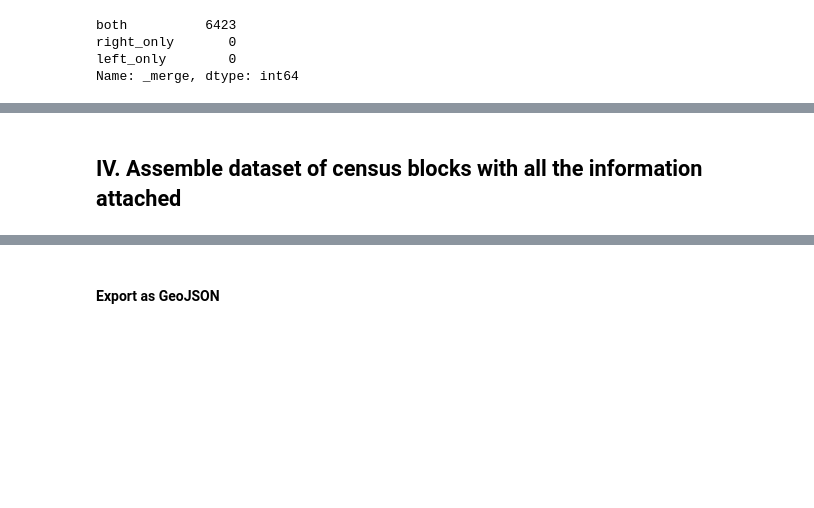
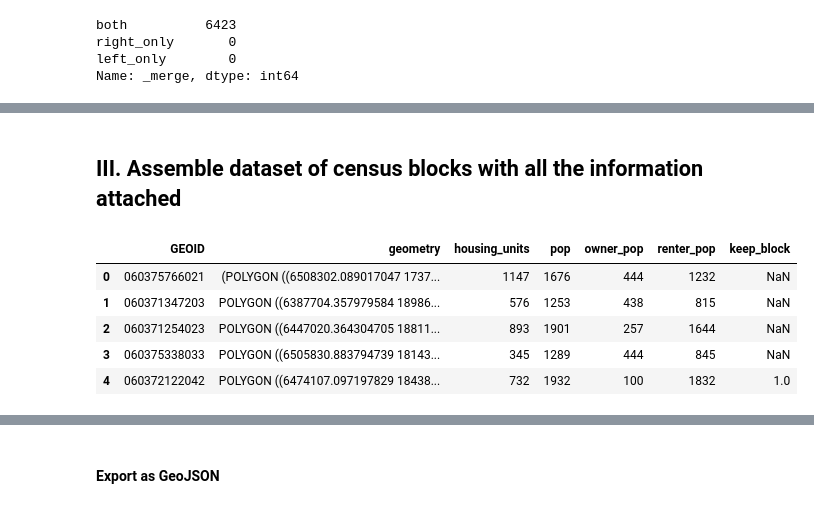
Before and after one commit to tiffanychu90/Demo, a Jupyter notebook: data-analysis-demo1-short.ipynb, the cells around one changed output, grey strips where cells are left out. Drawn from its saved outputs; the diff is of its cells as text; code cells hidden in the pictures; blank space fills up the shorter version.

```diff
--- a/data-analysis-demo1-short.ipynb
+++ b/data-analysis-demo1-short.ipynb
@@ -74,5 +73,3 @@ pop = pop.astype({'geoid':'str', 'pop': 'int32', 'owner_pop': 'int32', 'renter_p
 stations = gpd.read_file('./gis/Stations_All_0316/')
 # %%
 stations = stations[['LINE', 'LINENUM', 'STOPNUM', 'geometry']].to_crs({'init':'epsg:2229'})
-# %%
-stations.LINE = stations['LINE'].str.replace('EXPO', 'Expo')
@@ -79,3 +87,8 @@ stations.LINE = stations['LINE'].str.replace('EXPO', 'Expo')
+# %%
+# Just keep 1 observation per census block
+buffer_join = buffer_join[['GEOID']].drop_duplicates(subset = 'GEOID')
+
+buffer_join['keep_block'] = 1
 # %% [markdown]
 ## II. Merge files at the census block level
 * Use census block group as the base
@@ -137,2 +119,2 @@ base['keep_block'] = base.keep_block.fillna(0)
 # %% [markdown]
-## IV. Assemble dataset of census blocks with all the information attached
+## III. Assemble dataset of census blocks with all the information attached
@@ -143,0 +121,12 @@ gdf.rename(columns = {'geometry_x': 'geometry'}, inplace=True)
+# %%
+# This is our "final" dataframe
+gdf = merge3.copy()
+gdf = gdf.drop(columns=['_merge', 'geoid'])
+gdf.head()
+# %% [output]
+|  | GEOID | geometry | housing_units | pop | owner_pop | renter_pop | keep_block |
+| 0 | 060375766021 | (POLYGON ((6508302.089017047 1737... | 1147 | 1676 | 444 | 1232 | NaN |
+| 1 | 060371347203 | POLYGON ((6387704.357979584 18986... | 576 | 1253 | 438 | 815 | NaN |
+| 2 | 060371254023 | POLYGON ((6447020.364304705 18811... | 893 | 1901 | 257 | 1644 | NaN |
+| 3 | 060375338033 | POLYGON ((6505830.883794739 18143... | 345 | 1289 | 444 | 845 | NaN |
+| 4 | 060372122042 | POLYGON ((6474107.097197829 18438... | 732 | 1932 | 100 | 1832 | 1.0 |
```
Also changed, not shown: parts of 27 cells of this notebook, 2 other files.
